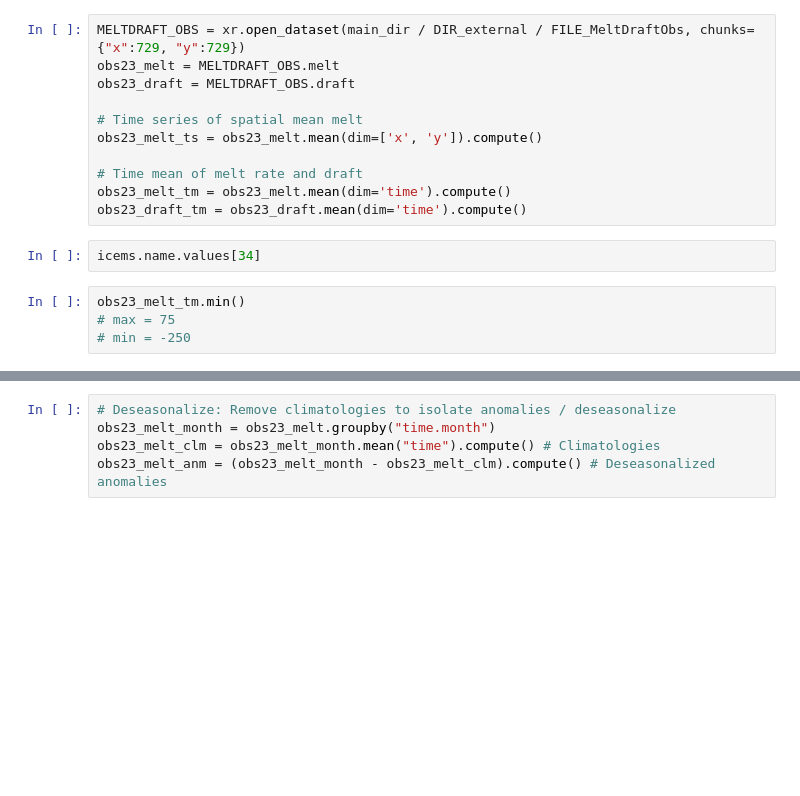
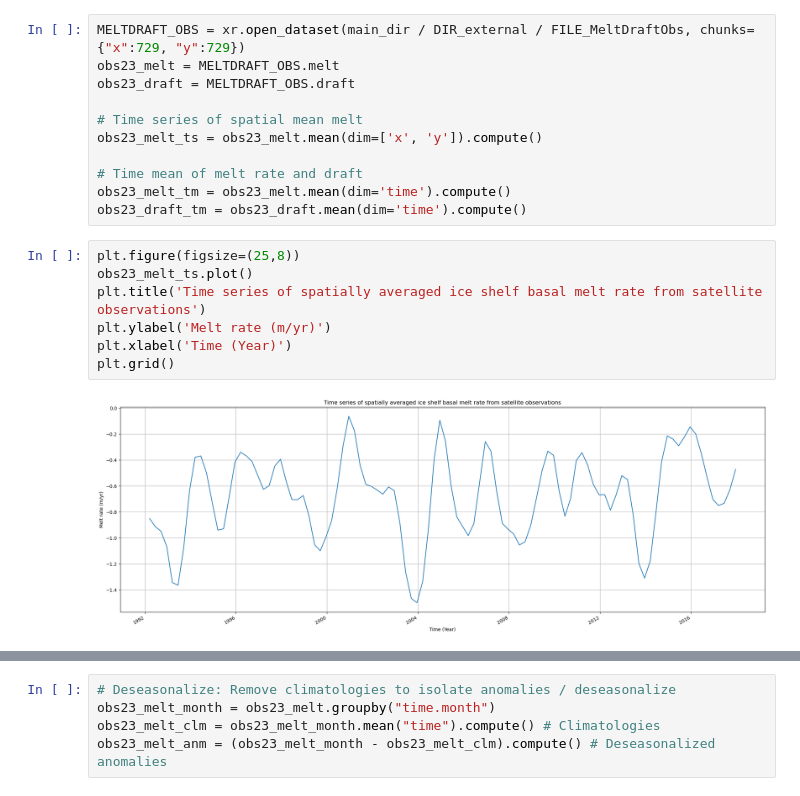
Before and after one commit to mshiv/AISLENS, a Jupyter notebook: notebooks/01-sm-AIS-basal-melt-modern-sat-observations-analysis.ipynb, the cells around one changed output, grey strips where cells are left out. Cells and saved outputs as stored; diff of their text form; blank space fills up the shorter version.

Commit message:
Update sat observation analysis notebook

```diff
--- a/notebooks/01-sm-AIS-basal-melt-modern-sat-observations-analysis.ipynb
+++ b/notebooks/01-sm-AIS-basal-melt-modern-sat-observations-analysis.ipynb
@@ -67,9 +74,12 @@ obs23_melt_ts = obs23_melt.mean(dim=['x', 'y']).compute()
 # Time mean of melt rate and draft
 obs23_melt_tm = obs23_melt.mean(dim='time').compute()
 obs23_draft_tm = obs23_draft.mean(dim='time').compute()
-# %%
-icems.name.values[34]
-# %%
-obs23_melt_tm.min()
-# max = 75
-# min = -250
+# %%
+plt.figure(figsize=(25,8))
+obs23_melt_ts.plot()
+plt.title('Time series of spatially averaged ice shelf basal melt rate from satellite observations')
+plt.ylabel('Melt rate (m/yr)')
+plt.xlabel('Time (Year)')
+plt.grid()
+# %% [output]
+[figure, added]
```
Also changed, not shown: parts of 14 cells of this notebook.
